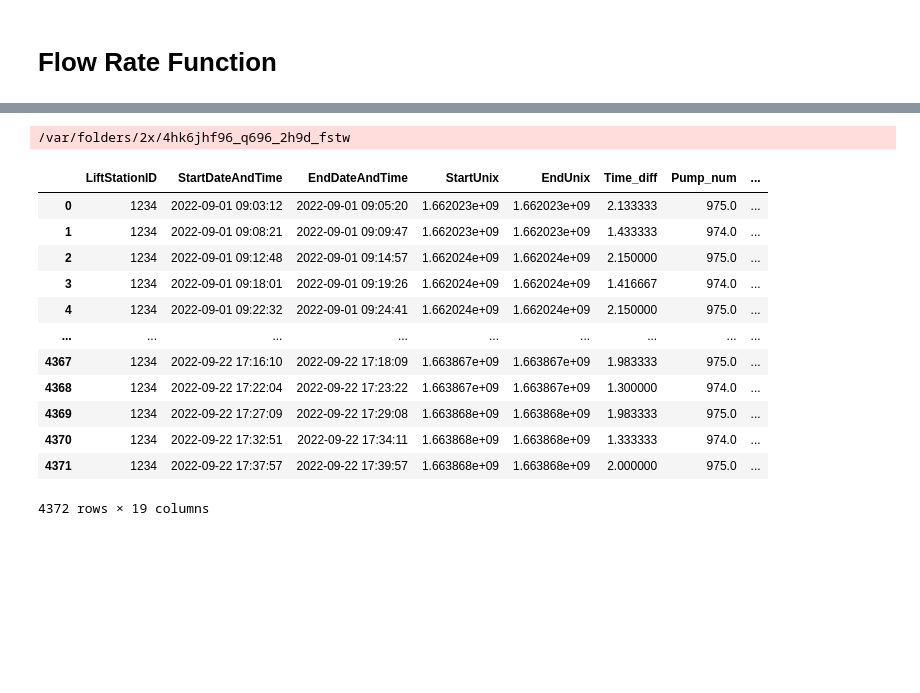
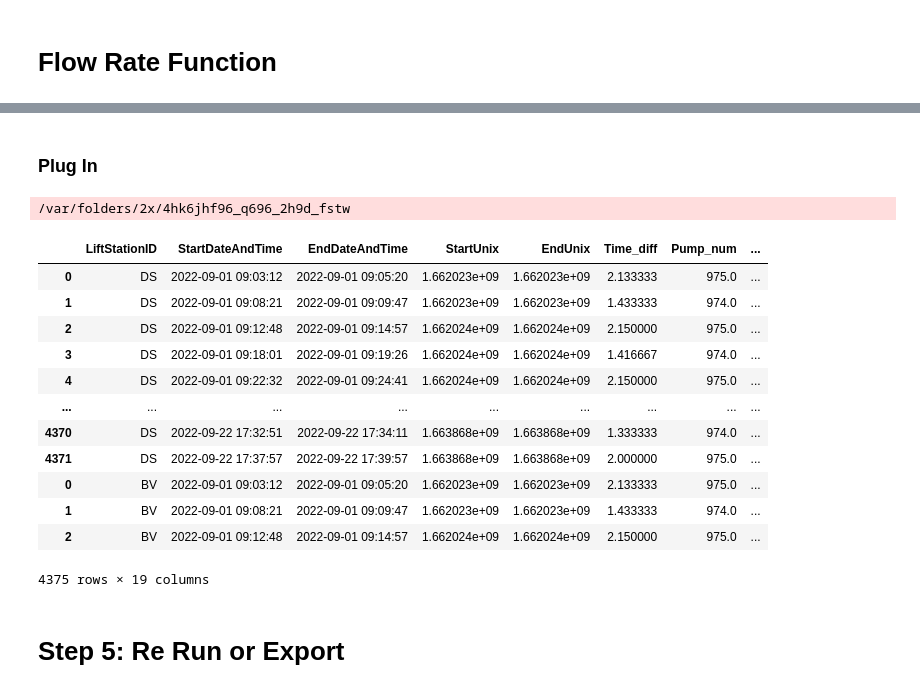
Before and after one commit to Oren-Fanok/Capstone, a Jupyter notebook: Flow Rate Calculation Function.ipynb, the cells around one changed output, grey strips where cells are left out. Drawn from its saved outputs; the diff is of its cells as text; code cells hidden in the pictures; blank space fills up the shorter version.

Commit message:
The Function
The Function

```diff
--- a/Flow Rate Calculation Function.ipynb
+++ b/Flow Rate Calculation Function.ipynb
@@ -294,20 +315,24 @@ def flow_rate_function (df, liftstation_id, well_diameter, elev_diff):
+# %% [markdown]
+### Plug In
 # %%
-calc_df = calc_df.append(flow_rate_function(df, liftstation_id="1234", well_diameter=5, elev_diff=2.2))
+calc_df = calc_df.append(flow_rate_function(df, liftstation_id="BV", well_diameter=5, elev_diff=2.5))
 # %% [output]
 /var/folders/2x/4hk6jhf96_q696_2h9d_fstw
-# %%
-calc_df
-# %% [output]
-|  | LiftStationID | StartDateAndTime | EndDateAndTime | StartUnix | EndUnix | Time_diff | Pump_num | ... |
-| 0 | 1234 | 2022-09-01 09:03:12 | 2022-09-01 09:05:20 | 1.662023e+09 | 1.662023e+09 | 2.133333 | 975.0 | ... |
-| 1 | 1234 | 2022-09-01 09:08:21 | 2022-09-01 09:09:47 | 1.662023e+09 | 1.662023e+09 | 1.433333 | 974.0 | ... |
-| 2 | 1234 | 2022-09-01 09:12:48 | 2022-09-01 09:14:57 | 1.662024e+09 | 1.662024e+09 | 2.150000 | 975.0 | ... |
-| 3 | 1234 | 2022-09-01 09:18:01 | 2022-09-01 09:19:26 | 1.662024e+09 | 1.662024e+09 | 1.416667 | 974.0 | ... |
-| 4 | 1234 | 2022-09-01 09:22:32 | 2022-09-01 09:24:41 | 1.662024e+09 | 1.662024e+09 | 2.150000 | 975.0 | ... |
-| ... | ... | ... | ... | ... | ... | ... | ... | ... |
-| 4367 | 1234 | 2022-09-22 17:16:10 | 2022-09-22 17:18:09 | 1.663867e+09 | 1.663867e+09 | 1.983333 | 975.0 | ... |
-| 4368 | 1234 | 2022-09-22 17:22:04 | 2022-09-22 17:23:22 | 1.663867e+09 | 1.663867e+09 | 1.300000 | 974.0 | ... |
-| 4369 | 1234 | 2022-09-22 17:27:09 | 2022-09-22 17:29:08 | 1.663868e+09 | 1.663868e+09 | 1.983333 | 975.0 | ... |
-| 4370 | 1234 | 2022-09-22 17:32:51 | 2022-09-22 17:34:11 | 1.663868e+09 | 1.663868e+09 | 1.333333 | 974.0 | ... |
-| 4371 | 1234 | 2022-09-22 17:37:57 | 2022-09-22 17:39:57 | 1.663868e+09 | 1.663868e+09 | 2.000000 | 975.0 | ... |
-4372 rows × 19 columns
+# %%
+calc_df.head(4375)
+# %% [output]
+|  | LiftStationID | StartDateAndTime | EndDateAndTime | StartUnix | EndUnix | Time_diff | Pump_num | ... |
+| 0 | DS | 2022-09-01 09:03:12 | 2022-09-01 09:05:20 | 1.662023e+09 | 1.662023e+09 | 2.133333 | 975.0 | ... |
+| 1 | DS | 2022-09-01 09:08:21 | 2022-09-01 09:09:47 | 1.662023e+09 | 1.662023e+09 | 1.433333 | 974.0 | ... |
+| 2 | DS | 2022-09-01 09:12:48 | 2022-09-01 09:14:57 | 1.662024e+09 | 1.662024e+09 | 2.150000 | 975.0 | ... |
+| 3 | DS | 2022-09-01 09:18:01 | 2022-09-01 09:19:26 | 1.662024e+09 | 1.662024e+09 | 1.416667 | 974.0 | ... |
+| 4 | DS | 2022-09-01 09:22:32 | 2022-09-01 09:24:41 | 1.662024e+09 | 1.662024e+09 | 2.150000 | 975.0 | ... |
+| ... | ... | ... | ... | ... | ... | ... | ... | ... |
+| 4370 | DS | 2022-09-22 17:32:51 | 2022-09-22 17:34:11 | 1.663868e+09 | 1.663868e+09 | 1.333333 | 974.0 | ... |
+| 4371 | DS | 2022-09-22 17:37:57 | 2022-09-22 17:39:57 | 1.663868e+09 | 1.663868e+09 | 2.000000 | 975.0 | ... |
+| 0 | BV | 2022-09-01 09:03:12 | 2022-09-01 09:05:20 | 1.662023e+09 | 1.662023e+09 | 2.133333 | 975.0 | ... |
+| 1 | BV | 2022-09-01 09:08:21 | 2022-09-01 09:09:47 | 1.662023e+09 | 1.662023e+09 | 1.433333 | 974.0 | ... |
+| 2 | BV | 2022-09-01 09:12:48 | 2022-09-01 09:14:57 | 1.662024e+09 | 1.662024e+09 | 2.150000 | 975.0 | ... |
+4375 rows × 19 columns
+# %% [markdown]
+# Step 5: Re Run or Export
```
Also changed, not shown: parts of 11 cells of this notebook.
